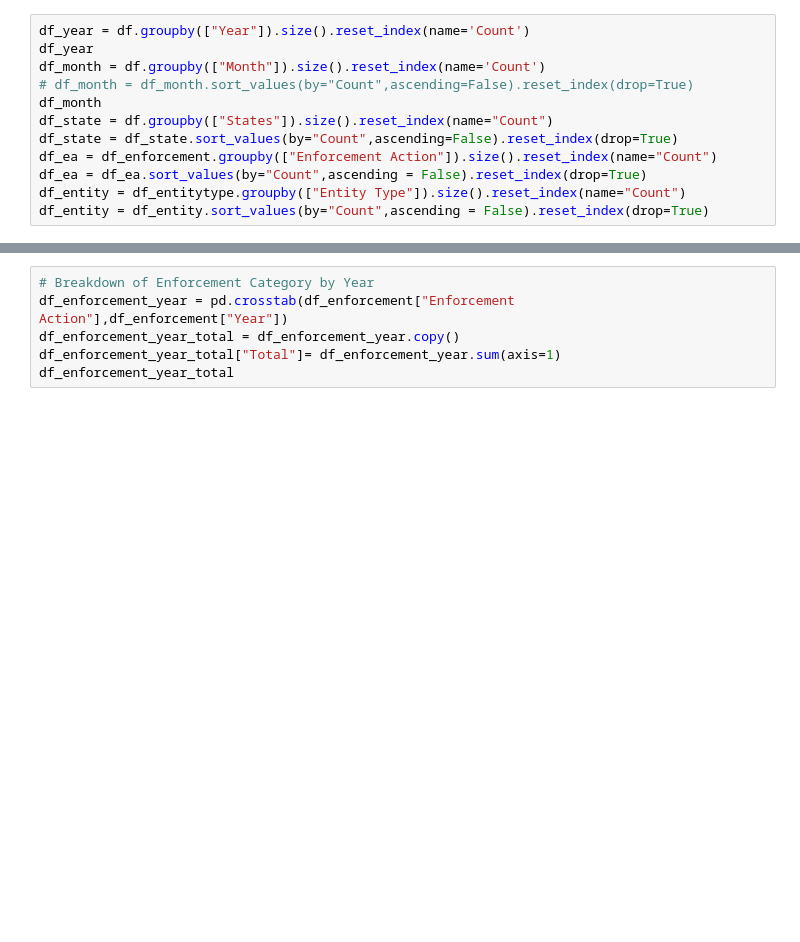
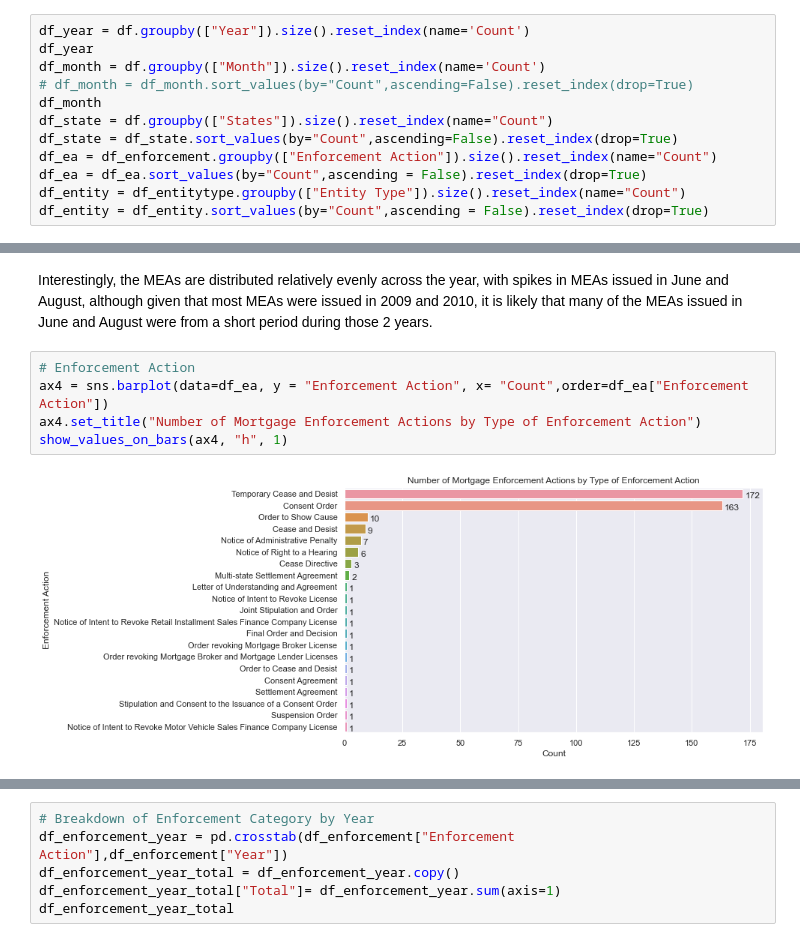
Before and after one commit to ChavezCheong/APL2021_DataPlus, a Jupyter notebook: Data_Collection/MA_analysis.ipynb, the cells around one changed output, grey strips where cells are left out. Drawn from its saved outputs; the diff is of its cells as text; blank space fills up the shorter version.

```diff
--- a/Data_Collection/MA_analysis.ipynb
+++ b/Data_Collection/MA_analysis.ipynb
@@ -310,0 +223,9 @@ df_entity = df_entity.sort_values(by="Count",ascending = False).reset_index(drop
+# %% [markdown]
+Interestingly, the MEAs are distributed relatively evenly across the year, with spikes in MEAs issued in June and August, although given that most MEAs were issued in 2009 and 2010, it is likely that many of the MEAs issued in June and August were from a short period during those 2 years.
+# %%
+# Enforcement Action
+ax4 = sns.barplot(data=df_ea, y = "Enforcement Action", x= "Count",order=df_ea["Enforcement Action"])
+ax4.set_title("Number of Mortgage Enforcement Actions by Type of Enforcement Action")
+show_values_on_bars(ax4, "h", 1)
+# %% [output]
+[figure, added]
```
Also changed, not shown: parts of 36 cells of this notebook.
